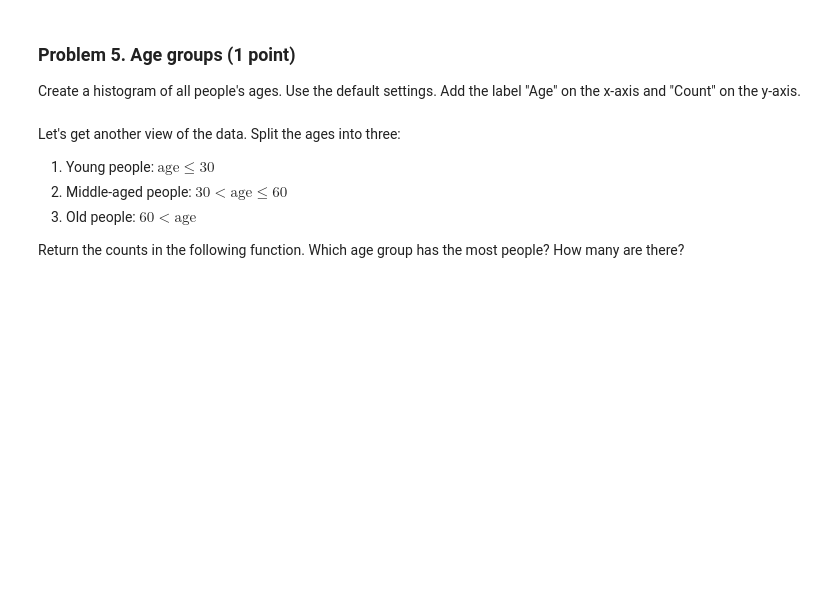
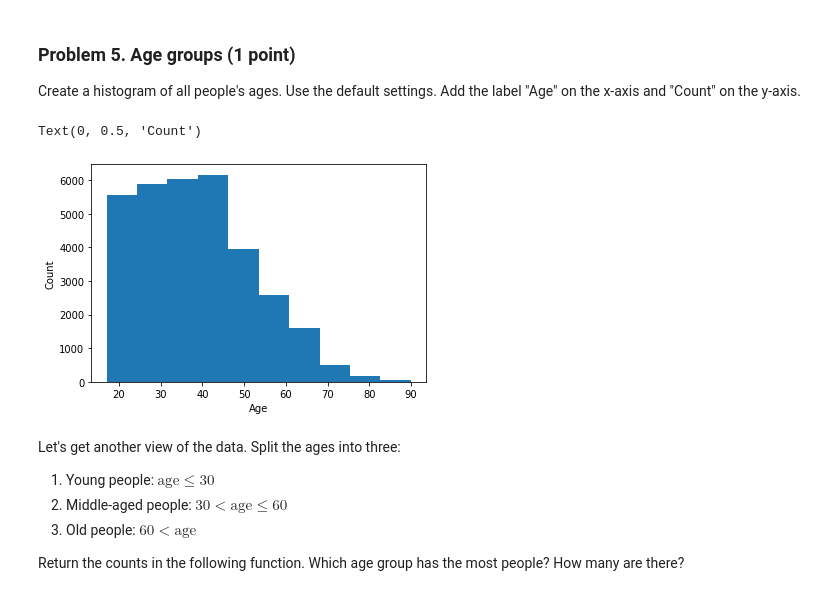
Before and after one commit to andreykirov84/Softuni-Data-Science-2021, a Jupyter notebook: 03_Data_Visualization_Exploratory_Data_Analysis/Data Visualization and EDA Lab.ipynb, the cells around one changed output. Cells and saved outputs as stored; diff of their text form; code cells hidden in the pictures; blank space fills up the shorter version.

```diff
--- a/03_Data_Visualization_Exploratory_Data_Analysis/Data Visualization and EDA Lab.ipynb
+++ b/03_Data_Visualization_Exploratory_Data_Analysis/Data Visualization and EDA Lab.ipynb
@@ -74,3 +100,10 @@ raise NotImplementedError()
+# %%
+plt.hist(income_data.age)
+plt.xlabel('Age')
+plt.ylabel('Count')
+# %% [output]
+Text(0, 0.5, 'Count')
+[figure, added]
 # %% [markdown]
 Let's get another view of the data. Split the ages into three:
 1. Young people: $\text{age} \le 30$
```
Also changed, not shown: parts of 23 cells of this notebook, 3 other files.
